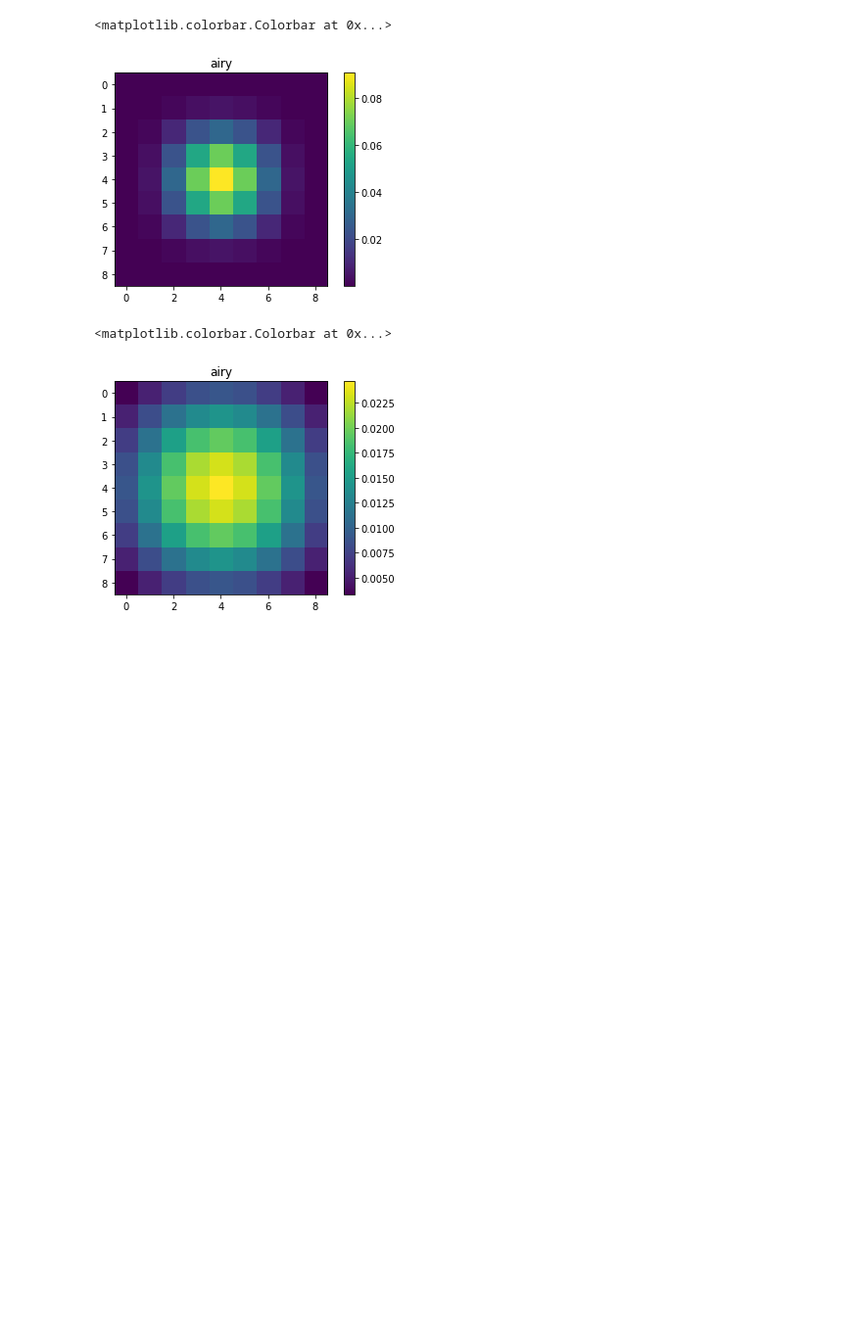
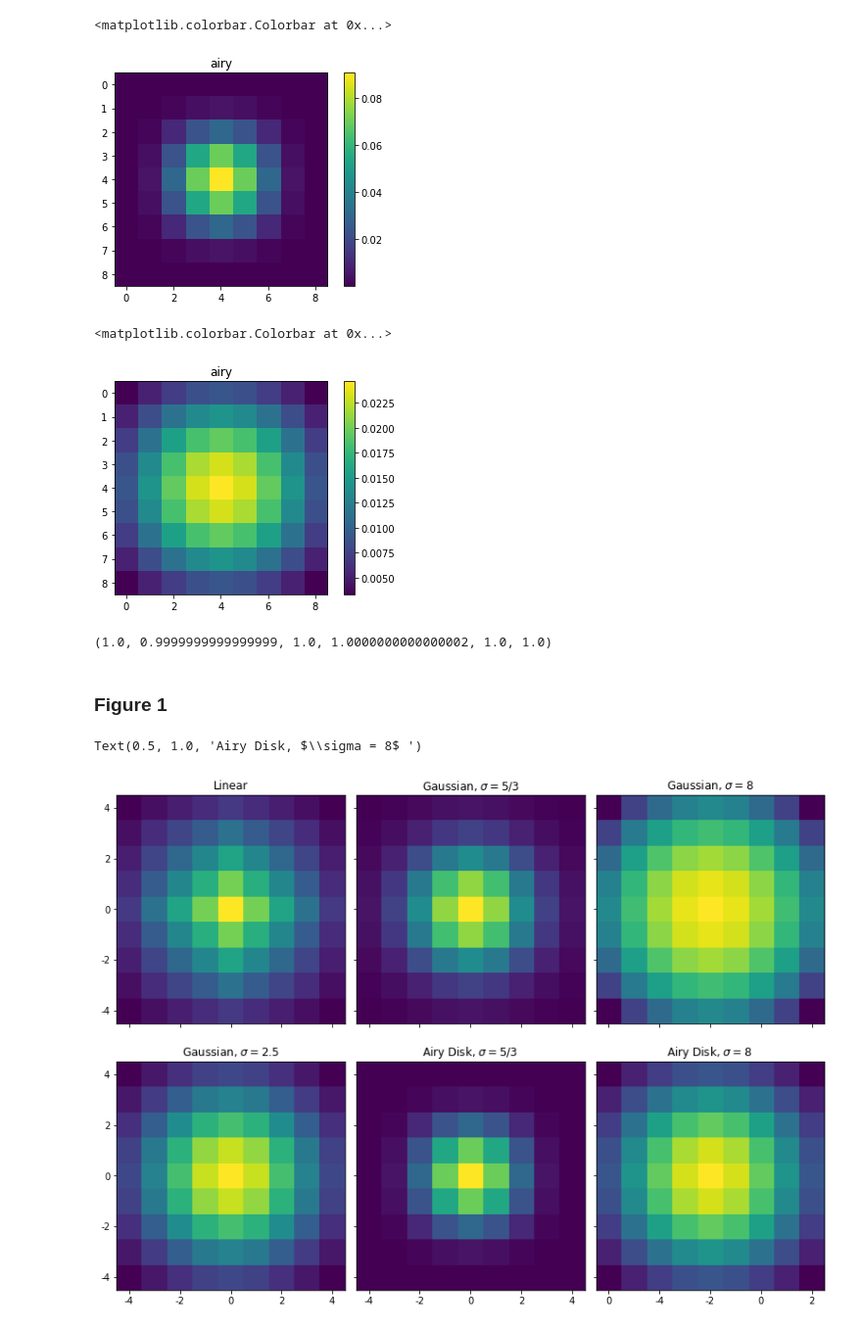
Before and after one commit to Biophotonics-COMI/flimview, a Jupyter notebook: notebooks/kernels.ipynb, the cells around one changed output. Shown at 98% size. Drawn from its saved outputs; the diff is of its cells as text; code cells hidden in the pictures; blank space fills up the shorter version.

```diff
--- a/notebooks/kernels.ipynb
+++ b/notebooks/kernels.ipynb
@@ -58,3 +69,72 @@ plt.colorbar()
 # %% [output]
 <matplotlib.colorbar.Colorbar at 0x...>
 [figure]
+# %%
+## All kernels are  normalized
+np.sum(k1),np.sum(k2),np.sum(k3),np.sum(k4),np.sum(k5),np.sum(k6)
+# %% [output]
+(1.0, 0.9999999999999999, 1.0, 1.0000000000000002, 1.0, 1.0)
+# %% [markdown]
+### Figure 1
+# %%
+v0=0
+v1=0.04
+fig = plt.figure(constrained_layout=True, figsize=(12,8))
+spec2 = gridspec.GridSpec(ncols=7, nrows=4, figure=fig)
+ax1 = fig.add_subplot(spec2[0:2,0:2])
+ax2 = fig.add_subplot(spec2[0:2, 2:4])
+ax3 = fig.add_subplot(spec2[0:2, 4:6])
+ax4 = fig.add_subplot(spec2[2:4, 0:2])
+ax5 = fig.add_subplot(spec2[2:4, 2:4])
+ax6 = fig.add_subplot(spec2[2:4, 4:6])
+im = ax1.imshow(k1)
+
+ax2.imshow(k2)
+ax3.imshow(k3)
+ax4.imshow(k4)
+ax5.imshow(k5)
+ax6.imshow(k6)
+
+ax1.set_yticks([0,2,4,6,8])
+ax2.set_yticks([0,2,4,6,8])
+ax3.set_yticks([0,2,4,6,8])
+ax4.set_yticks([0,2,4,6,8])
+ax5.set_yticks([0,2,4,6,8])
+ax6.set_yticks([0,2,4,6,8])
+
+ax1.set_xticks([0,2,4,6,8])
+ax2.set_xticks([0,2,4,6,8])
+ax3.set_xticks([0,2,4,6,8])
+ax4.set_xticks([0,2,4,6,8])
+ax5.set_xticks([0,2,4,6,8])
+ax6.set_xticks([0,2,4,6,8])
+
+ax1.set_xticklabels([])
+ax2.set_yticklabels([])
+ax2.set_xticklabels([])
+ax3.set_yticklabels([])
+ax3.set_xticklabels([])
+ax6.set_yticklabels([])
+ax5.set_yticklabels([])
+
+ax1.set_yticklabels([4,2,0,-2,-4])
+ax4.set_yticklabels([4,2,0,-2,-4])
+
+
+ax4.set_xticklabels([-4,-2,0,2,4])
+ax5.set_xticklabels([-4,-2,0,2,4])
+
+ax6.set_xticklabels([0,-4,-2,0,2,4])
+
+ax1.set_title('Linear')
+ax2.set_title('Gaussian, $\sigma = 5/3$')
+ax3.set_title('Gaussian, $\sigma = 8 $')
+ax4.set_title('Gaussian, $\sigma = 2.5$')
+ax5.set_title('Airy Disk, $\sigma = 5/3$')
+ax6.set_title('Airy Disk, $\sigma = 8$ ' )
+
+## Uncomment these lines to save figure
+# plt.savefig('figures/kernels.png',  bbox_inches = 'tight')
+# %% [output]
+Text(0.5, 1.0, 'Airy Disk, $\\sigma = 8$ ')
+[figure, added]
```
Also changed, not shown: parts of 6 cells of this notebook, 7 other files.
